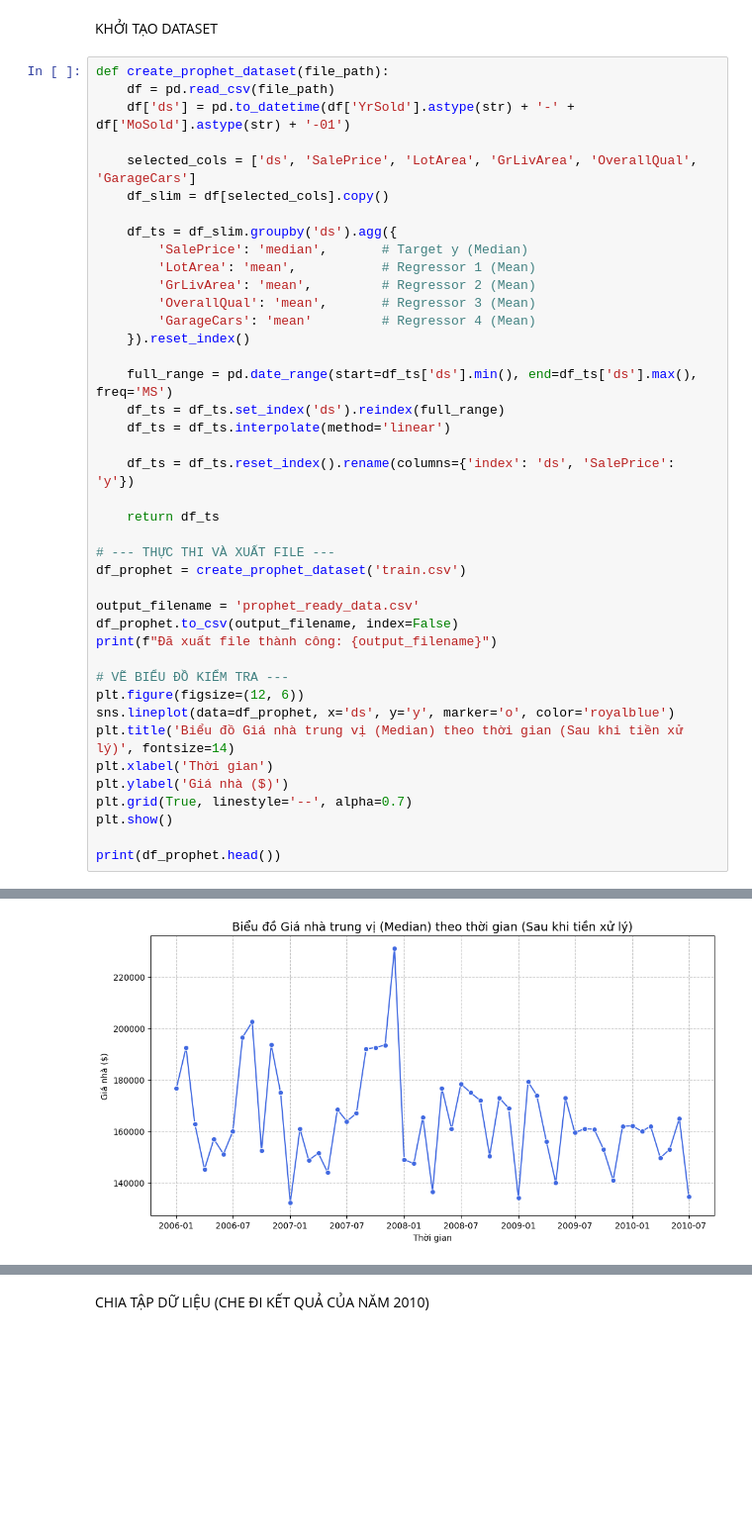
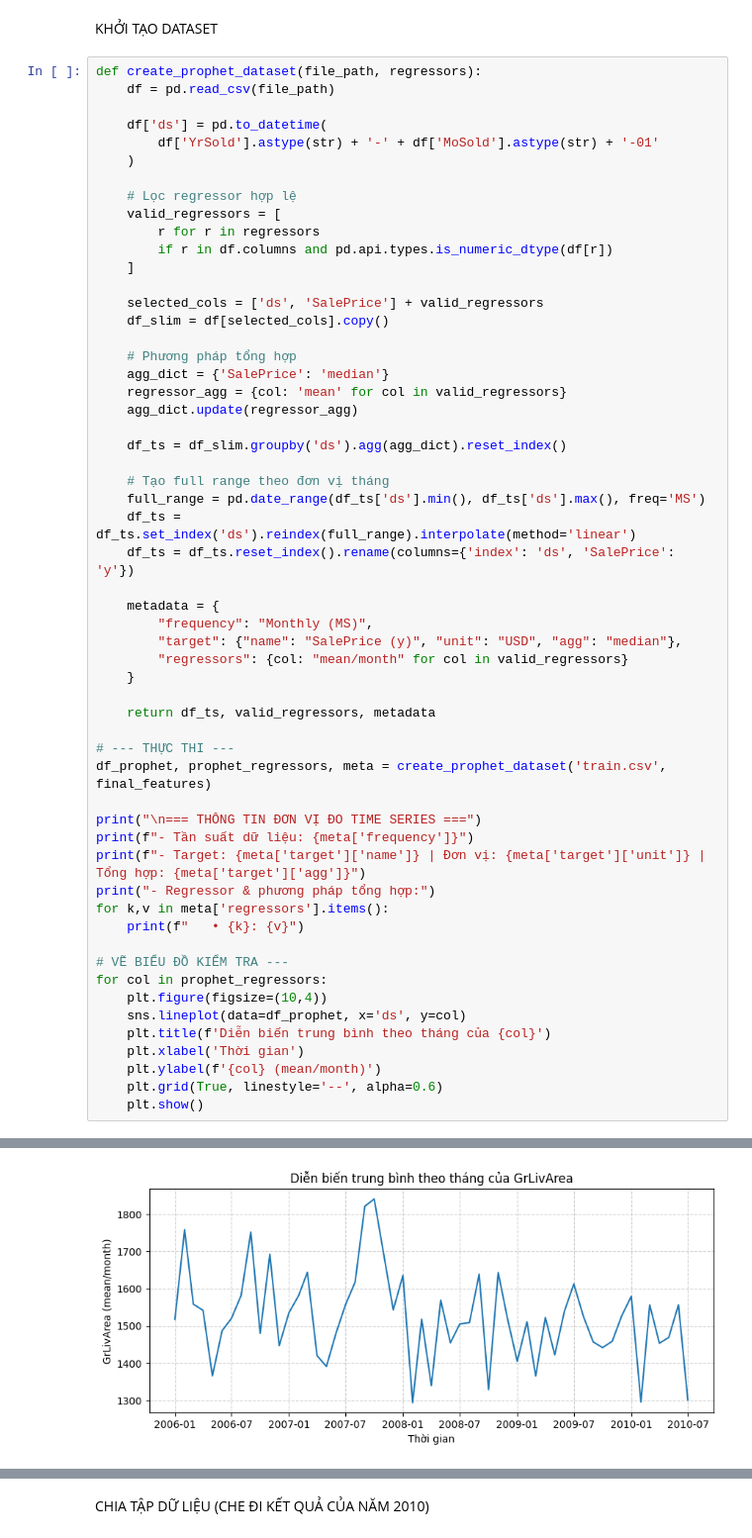
Before and after one commit to QuangTrongLeo/house-price-data-mining, a Jupyter notebook: house-price.ipynb, the cells around one changed output, grey strips where cells are left out. Shown: that part at 99% size. Drawn from its saved outputs; the diff is of its cells as text; blank space fills up the shorter version.

```diff
--- a/house-price.ipynb
+++ b/house-price.ipynb
@@ -212,44 +184,59 @@ NHÓM                           | ĐẠI BIỂU ĐƯỢC CHỌN   | ĐỘ TƯƠN
 # %% [markdown]
 KHỞI TẠO DATASET
 # %%
-def create_prophet_dataset(file_path):
+def create_prophet_dataset(file_path, regressors):
     df = pd.read_csv(file_path)
-    df['ds'] = pd.to_datetime(df['YrSold'].astype(str) + '-' + df['MoSold'].astype(str) + '-01')
 
-    selected_cols = ['ds', 'SalePrice', 'LotArea', 'GrLivArea', 'OverallQual', 'GarageCars']
+    df['ds'] = pd.to_datetime(
+        df['YrSold'].astype(str) + '-' + df['MoSold'].astype(str) + '-01'
+    )
+
+    # Lọc regressor hợp lệ
+    valid_regressors = [
+        r for r in regressors
+        if r in df.columns and pd.api.types.is_numeric_dtype(df[r])
+    ]
+
+    selected_cols = ['ds', 'SalePrice'] + valid_regressors
     df_slim = df[selected_cols].copy()
 
-    df_ts = df_slim.groupby('ds').agg({
-        'SalePrice': 'median',       # Target y (Median)
-        'LotArea': 'mean',           # Regressor 1 (Mean)
-        'GrLivArea': 'mean',         # Regressor 2 (Mean)
-        'OverallQual': 'mean',       # Regressor 3 (Mean)
-        'GarageCars': 'mean'         # Regressor 4 (Mean)
-    }).reset_index()
+    # Phương pháp tổng hợp
+    agg_dict = {'SalePrice': 'median'}
+    regressor_agg = {col: 'mean' for col in valid_regressors}
+    agg_dict.update(regressor_agg)
 
-    full_range = pd.date_range(start=df_ts['ds'].min(), end=df_ts['ds'].max(), freq='MS')
-    df_ts = df_ts.set_index('ds').reindex(full_range)
-    df_ts = df_ts.interpolate(method='linear')
+    df_ts = df_slim.groupby('ds').agg(agg_dict).reset_index()
 
+    # Tạo full range theo đơn vị tháng
+    full_range = pd.date_range(df_ts['ds'].min(), df_ts['ds'].max(), freq='MS')
+    df_ts = df_ts.set_index('ds').reindex(full_range).interpolate(method='linear')
     df_ts = df_ts.reset_index().rename(columns={'index': 'ds', 'SalePrice': 'y'})
 
-    return df_ts
+    metadata = {
+        "frequency": "Monthly (MS)",
+        "target": {"name": "SalePrice (y)", "unit": "USD", "agg": "median"},
+        "regressors": {col: "mean/month" for col in valid_regressors}
+    }
 
-# --- THỰC THI VÀ XUẤT FILE ---
-df_prophet = create_prophet_dataset('train.csv')
+    return df_ts, valid_regressors, metadata
 
-output_filename = 'prophet_ready_data.csv'
-df_prophet.to_csv(output_filename, index=False)
-print(f"Đã xuất file thành công: {output_filename}")
+# --- THỰC THI ---
+df_prophet, prophet_regressors, meta = create_prophet_dataset('train.csv', final_features)
+
+print("\n=== THÔNG TIN ĐƠN VỊ ĐO TIME SERIES ===")
+print(f"- Tần suất dữ liệu: {meta['frequency']}")
+print(f"- Target: {meta['target']['name']} | Đơn vị: {meta['target']['unit']} | Tổng hợp: {meta['target']['agg']}")
+print("- Regressor & phương pháp tổng hợp:")
+for k,v in meta['regressors'].items():
+    print(f"   • {k}: {v}")
 
 # VẼ BIỂU ĐỒ KIỂM TRA ---
-plt.figure(figsize=(12, 6))
-sns.lineplot(data=df_prophet, x='ds', y='y', marker='o', color='royalblue')
-plt.title('Biểu đồ Giá nhà trung vị (Median) theo thời gian (Sau khi tiền xử lý)', fontsize=14)
-plt.xlabel('Thời gian')
-plt.ylabel('Giá nhà ($)')
-plt.grid(True, linestyle='--', alpha=0.7)
-plt.show()
-
-print(df_prophet.head())
+for col in prophet_regressors:
+    plt.figure(figsize=(10,4))
+    sns.lineplot(data=df_prophet, x='ds', y=col)
+    plt.title(f'Diễn biến trung bình theo tháng của {col}')
+    plt.xlabel('Thời gian')
+    plt.ylabel(f'{col} (mean/month)')
+    plt.grid(True, linestyle='--', alpha=0.6)
+    plt.show()
 # %% [output]
@@ -257 +253 @@ print(df_prophet.head())
-[figure, old version]
+[figure, new version]
```
Also changed, not shown: parts of 8 cells of this notebook, 1 other file.
